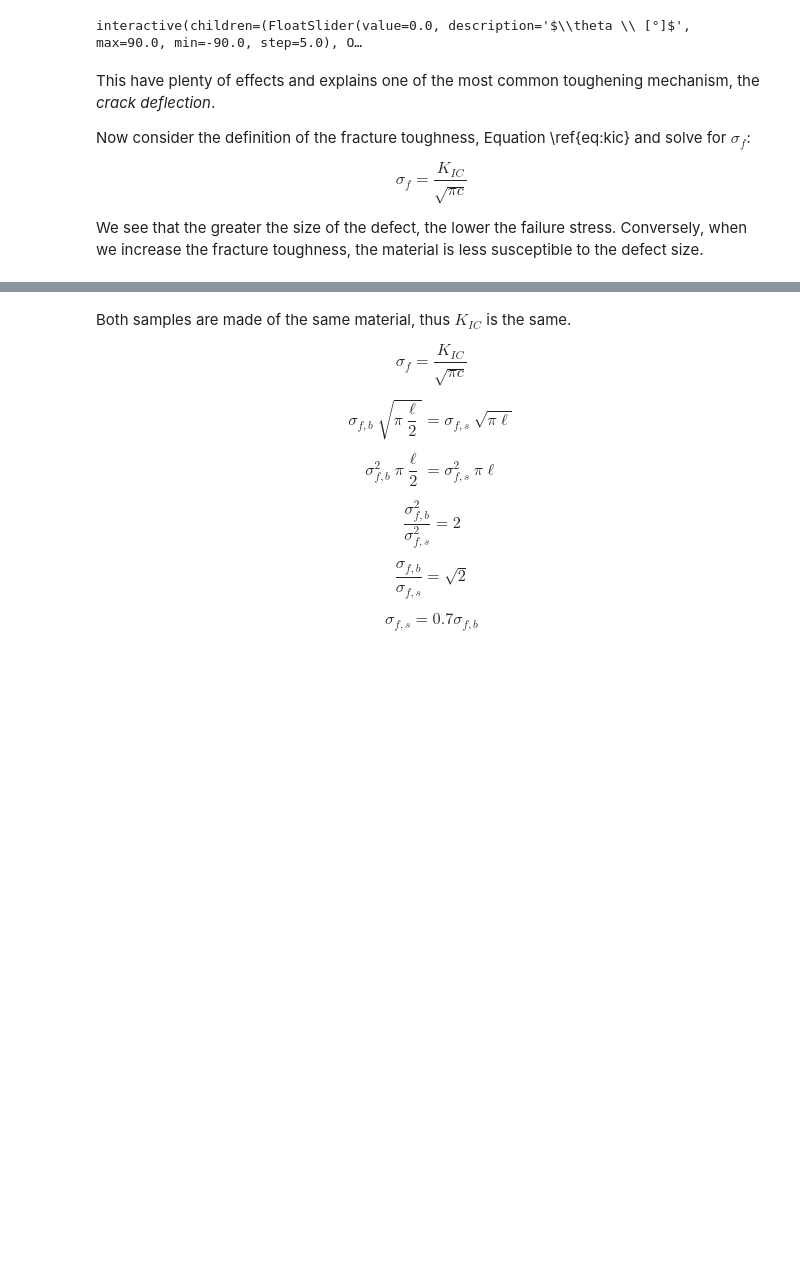
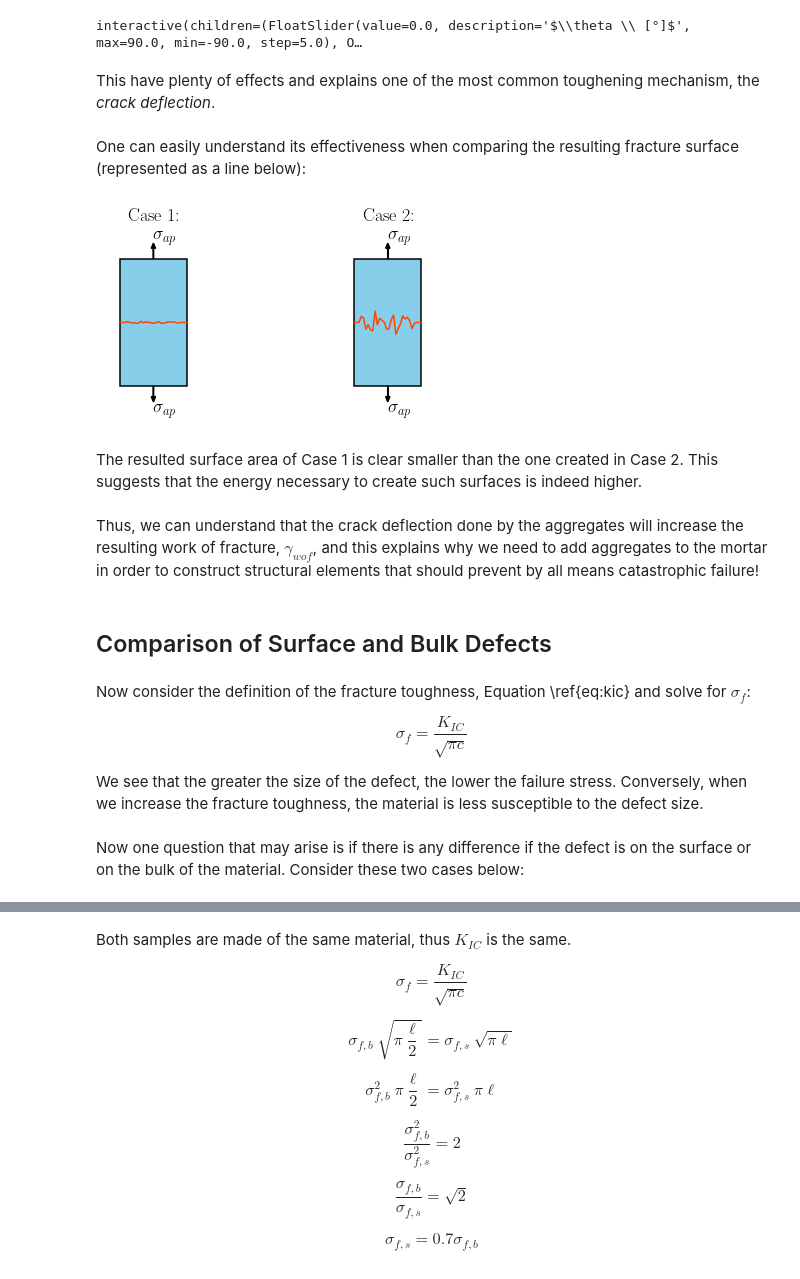
Before and after one commit to MuriloHMoreira/host_widgets, a Jupyter notebook: lesson_2_raw.ipynb, the cells around one changed output, grey strips where cells are left out. Drawn from its saved outputs; the diff is of its cells as text; code cells hidden in the pictures; blank space fills up the shorter version.

```diff
--- a/lesson_2_raw.ipynb
+++ b/lesson_2_raw.ipynb
@@ -833,9 +948,60 @@ interactive_plot.layout = widgets.Layout(display='flex',
 interactive_plot
 # %% [output]
 interactive(children=(FloatSlider(value=0.0, description='$\\theta \\ [°]$', max=90.0, min=-90.0, step=5.0), O…
+# %% [markdown]
+This have plenty of effects and explains one of the most common toughening mechanism, the *crack deflection*.
+# %% [markdown]
+One can easily understand its effectiveness when comparing the resulting fracture surface (represented as a line below):
+# %%
+#HIDDEN
+
+n = 30
+x_1 = np.linspace(0.1, 0.5, n)
+x_2 = np.linspace(1.5, 1.9, n)
+y = np.ones(n) * 0.9
+np.random.seed(23)
+noise = np.random.normal(0, 1, n)
+noise[:3] = 0
+noise[-3:] = 0
+plt.plot(x_1, y+noise*0.0025, c='orangered')
+plt.plot(x_2, y+noise*0.025, c='orangered')
+
+r1 = Rectangle([0.1, 0.65], 0.4, 0.5, ec='k', lw=1.5, fc='skyblue')
+plt.gca().add_patch(r1)
+r2 = Rectangle([1.5, 0.65], 0.4, 0.5, ec='k', lw=1.5, fc='skyblue')
+plt.gca().add_patch(r2)
+
+plt.ylim(0.5, 1.35)
+plt.xlim(0, 2)
+
+plt.arrow(0.3, 1.15, 0, 0.04, head_width=0.025, head_length=0.02,
+      ec='k', lw=1.5, fc='k', zorder=9)
+plt.arrow(1.7, 1.15, 0, 0.04, head_width=0.025, head_length=0.02,
+      ec='k', lw=1.5, fc='k', zorder=9)
+plt.arrow(0.3, 0.65, 0, -0.04, head_width=0.025, head_length=0.02,
+      ec='k', lw=1.5, fc='k', zorder=9)
+plt.arrow(1.7, 0.65, 0, -0.04, head_width=0.025, head_length=0.02,
+      ec='k', lw=1.5, fc='k', zorder=9)
+
+plt.text(0.15, 1.3, r'Case 1:', fontsize=18)
+plt.text(1.55, 1.3, r'Case 2:', fontsize=18)
+plt.text(0.3, 0.55, r'$\sigma_{ap}$', fontsize=18)
+plt.text(0.3, 1.225, r'$\sigma_{ap}$', fontsize=18)
+plt.text(1.7, 0.55, r'$\sigma_{ap}$', fontsize=18)
+plt.text(1.7, 1.225, r'$\sigma_{ap}$', fontsize=18)
+
+
+plt.gca().axis('off')
+plt.show()
+# %% [output]
+[figure, added]
+# %% [markdown]
+The resulted surface area of Case 1 is clear smaller than the one created in Case 2. This suggests that the energy necessary to create such surfaces is indeed higher.
+# %% [markdown]
+Thus, we can understand that the crack deflection done by the aggregates will increase the resulting work of fracture, $\gamma_{wof}$, and this explains why we need to add aggregates to the mortar in order to construct structural elements that should prevent by all means catastrophic failure!
+# %% [markdown]
+## Comparison of Surface and Bulk Defects
 # %% [markdown]
-This have plenty of effects and explains one of the most common toughening mechanism, the *crack deflection*.
-
 Now consider the definition of the fracture toughness, Equation \ref{eq:kic} and solve for $\sigma_f$:
 
 \begin{equation}\label{eq:sig_f}
@@ -843,5 +1009,7 @@ Now consider the definition of the fracture toughness, Equation \ref{eq:kic} and
 \end{equation}
 
 We see that the greater the size of the defect, the lower the failure stress. Conversely, when we increase the fracture toughness, the material is less susceptible to the defect size.
+# %% [markdown]
+Now one question that may arise is if there is any difference if the defect is on the surface or on the bulk of the material. Consider these two cases below:
 # %%
 #HIDDEN
```
Also changed, not shown: parts of 76 cells of this notebook, 13 other files.
